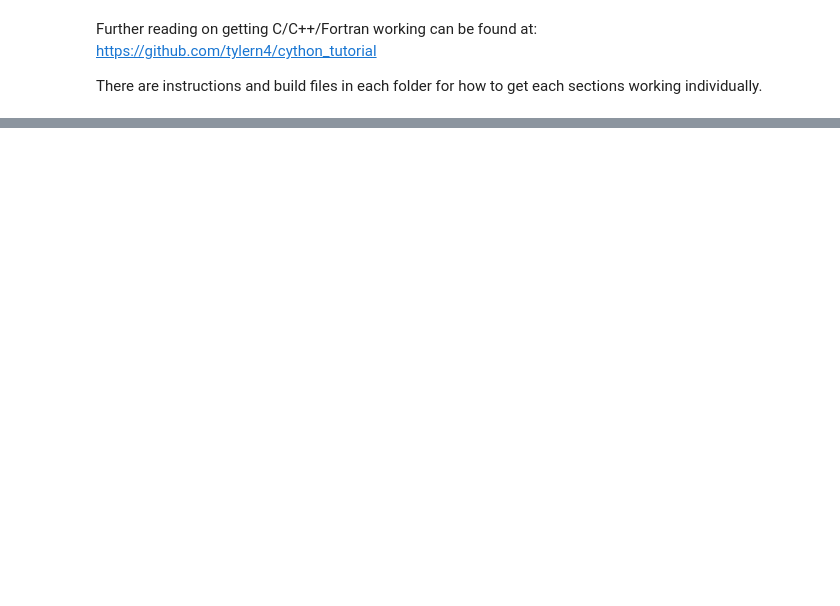
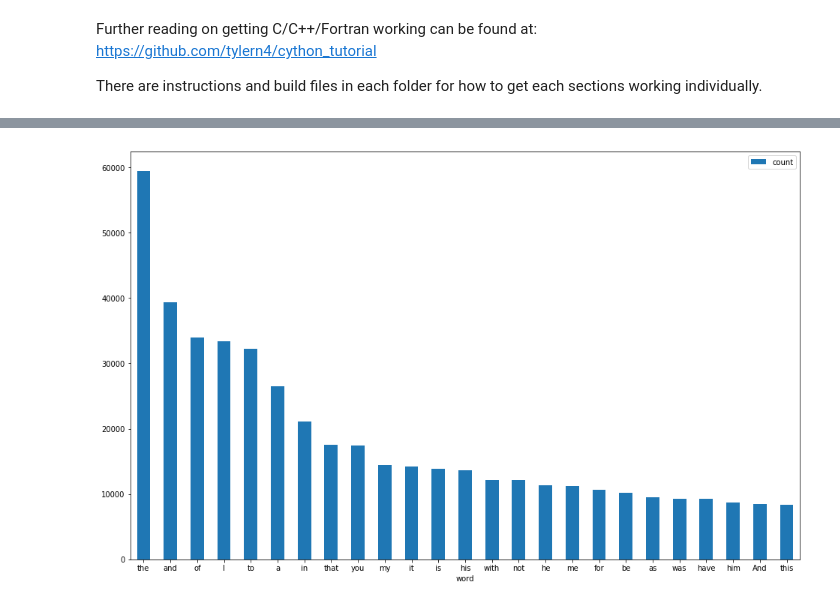
Before and after one commit to jpierel14/USC_PythonCourse_2019, a Jupyter notebook: Day_3/day_3_teaching.ipynb, the cells around one changed output, grey strips where cells are left out. Drawn from its saved outputs; the diff is of its cells as text; code cells hidden in the pictures; blank space fills up the shorter version.

Commit message:
Work count example template

```diff
--- a/Day_3/day_3_teaching.ipynb
+++ b/Day_3/day_3_teaching.ipynb
@@ -512,0 +643,7 @@ There are instructions and build files in each folder for how to get each sectio
+# %%
+%%time
+with mp.Pool() as pool:
+    # This maps each value in list words to the function slow_random
+    random = pool.map(fast_random, words)
+    # This will return a list of objects, in this case strings
+    # With more complicated objects you may have to make a reduce function
@@ -512,0 +697,8 @@ There are instructions and build files in each folder for how to get each sectio
+# %%
+%%time
+
+popular_words = []
+for book in books:
+    popular_words.append(WordCount(book, True))
+
+words = reduceWords(popular_words)
@@ -512,0 +708,7 @@ There are instructions and build files in each folder for how to get each sectio
+# %%
+%%time
+
+with mp.Pool() as pool:
+    popular_words = pool.map(WordCount, books)
+
+words = reduceWords(popular_words)
@@ -512,0 +718,12 @@ There are instructions and build files in each folder for how to get each sectio
+# %%
+import pandas as pd
+words_df = pd.DataFrame.from_dict(words, orient='index', columns=['count'])
+words_df.sort_values(by=['count'], inplace=True, ascending=False)
+
+words_df['word'] = words_df.index
+words_df['word'] = words_df['word'].str.decode("utf-8")
+# %%
+words_df.head(25).plot.bar(x='word', y='count', rot=0,figsize=(16,10))
+plt.show()
+# %% [output]
+[figure, added]
```
Also changed, not shown: parts of 30 cells of this notebook, 1 other file.
